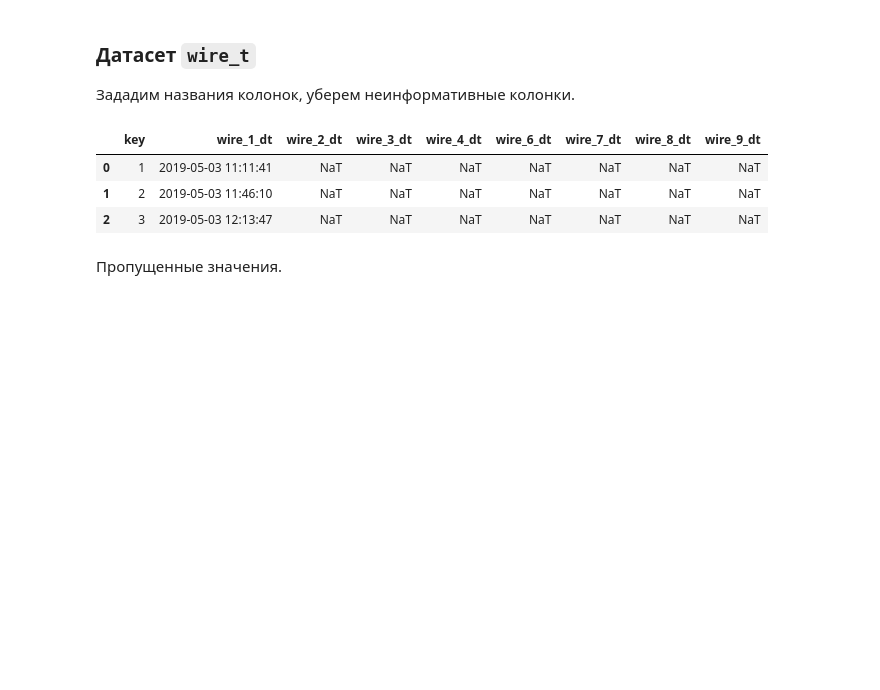
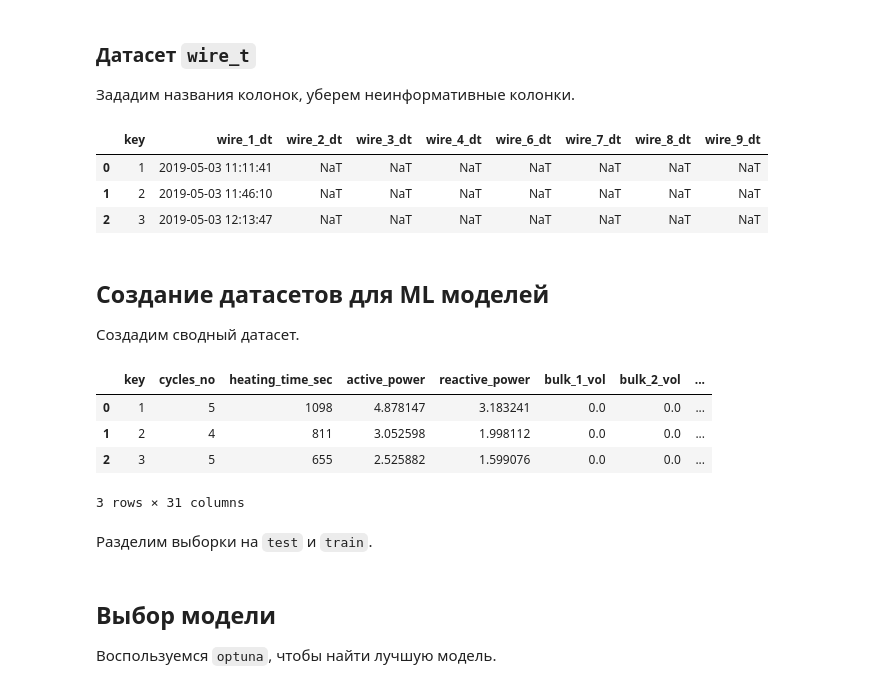
Before and after one commit to mskhmelik/yandex_data_science, a Jupyter notebook: Project_final/prj_manufacturing.ipynb, the cells around one changed output. Drawn from its saved outputs; the diff is of its cells as text; code cells hidden in the pictures; blank space fills up the shorter version.

```diff
--- a/Project_final/prj_manufacturing.ipynb
+++ b/Project_final/prj_manufacturing.ipynb
@@ -248,6 +249,6 @@ for dataset in raw.keys():
 # %%
 for dataset in raw.keys():
     print('#' * 50, 'Summary for', dataset, 'dataset', '#' * 50)
-    ProfileReport(raw[dataset]).to_widgets()
+    # ProfileReport(raw[dataset]).to_widgets()
 # %% [output]
 ################################################## Summary for arc dataset ##################################################
@@ -394,6 +388,7 @@ df['temp'] = (
     raw['temp']
     .copy()
     .set_axis(['key', 'dt', 'temp_degc'], axis=1)
+    .loc[lambda df: df.temp_degc >= 1300]
     .sort_values(by=['key', 'dt'], ascending=True)
     .pivot_table(
         index='key',
@@ -484,2 +453,24 @@ display(df['wire_t'].head(3))
-# %% [markdown]
-Пропущенные значения.
+# %% [markdown]
+## Создание датасетов для ML моделей
+
+Создадим сводный датасет.
+# %%
+df_summary = df['arc'][['key']]
+
+for dataset in ['arc', 'bulk', 'gas', 'temp', 'wire']:
+    df_summary = (
+        pd.merge(
+            left=df_summary,
+            right=df[dataset],
+            on='key',
+            how='inner'
+        )
+    )
+
+display(df_summary.head(3))
+# %% [output]
+|  | key | cycles_no | heating_time_sec | active_power | reactive_power | bulk_1_vol | bulk_2_vol | ... |
+| 0 | 1 | 5 | 1098 | 4.878147 | 3.183241 | 0.0 | 0.0 | ... |
+| 1 | 2 | 4 | 811 | 3.052598 | 1.998112 | 0.0 | 0.0 | ... |
+| 2 | 3 | 5 | 655 | 2.525882 | 1.599076 | 0.0 | 0.0 | ... |
+3 rows × 31 columns
@@ -485,0 +479,2 @@ display(df['wire_t'].head(3))
+# %% [markdown]
+Разделим выборки на `test` и `train`.
@@ -485,0 +545,4 @@ display(df['wire_t'].head(3))
+# %% [markdown]
+## Выбор модели
+
+Воспользуемся `optuna`, чтобы найти лучшую модель.
```
Also changed, not shown: parts of 20 cells of this notebook, 4 other files.
